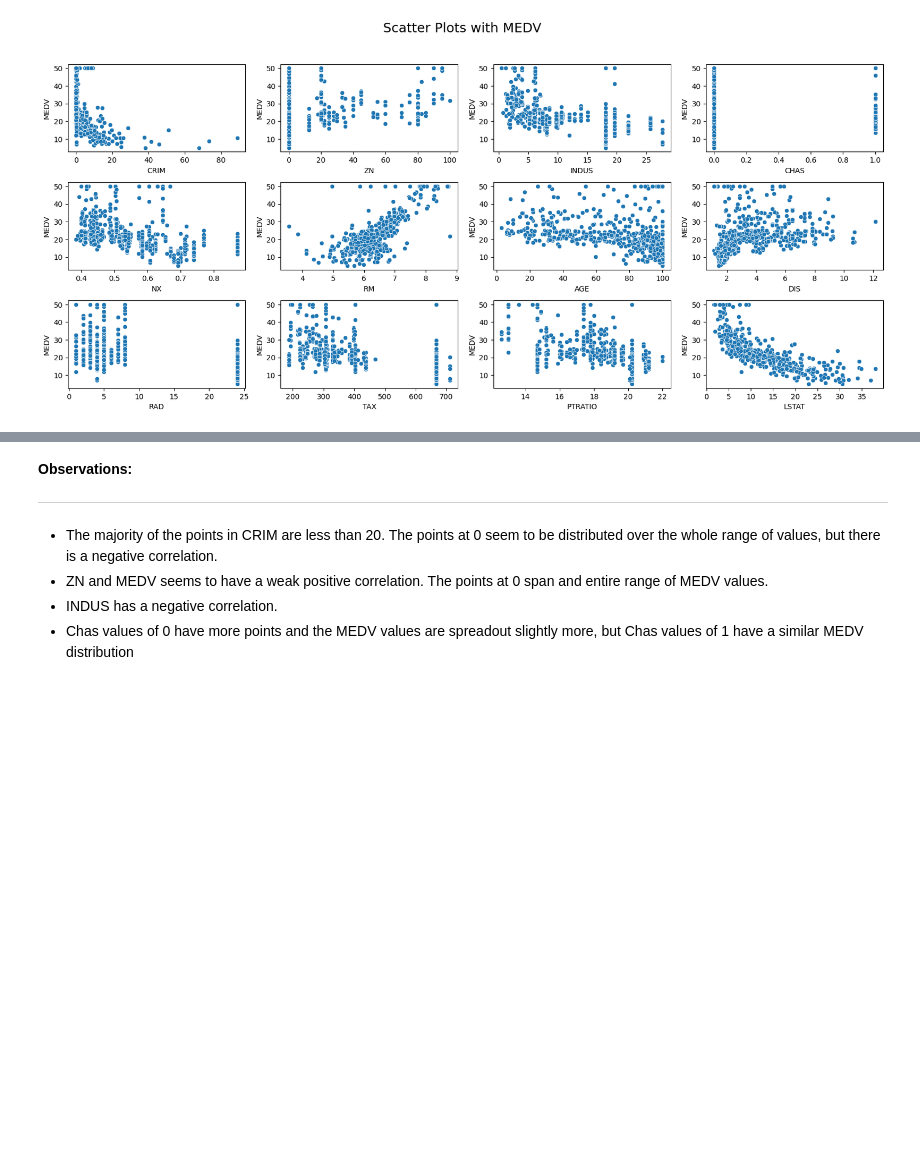
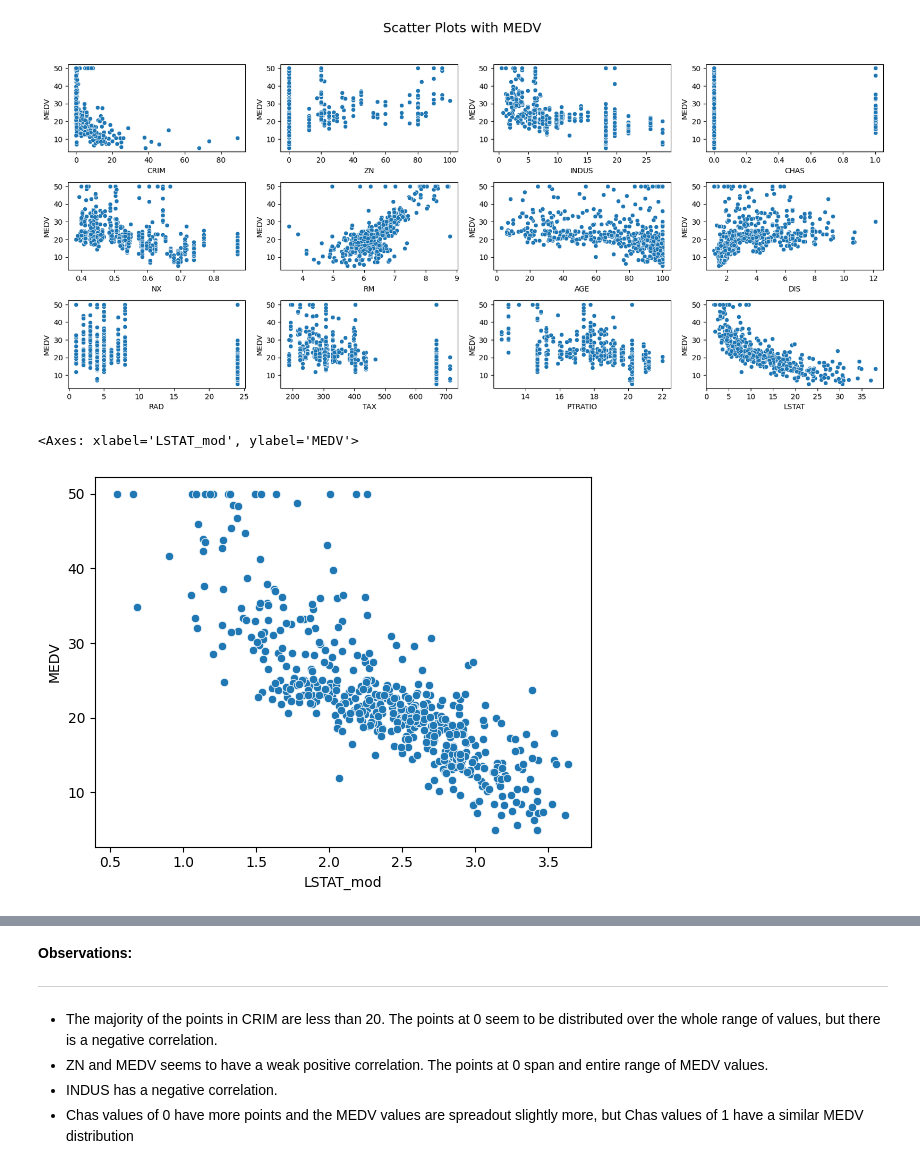
Before and after one commit to Math-Wise/Portfolio, a Jupyter notebook: PredictHousingPriceWithMLR.ipynb, the cells around one changed output, grey strips where cells are left out. Cells and saved outputs as stored; diff of their text form; code cells hidden in the pictures; blank space fills up the shorter version.

```diff
--- a/PredictHousingPriceWithMLR.ipynb
+++ b/PredictHousingPriceWithMLR.ipynb
@@ -176,3 +176,9 @@ sns.scatterplot(data = df, x = 'LSTAT',   y = 'MEDV', ax = axs_scat[2,3])
 fig_scat.suptitle('Scatter Plots with MEDV', fontsize = 18);
 # %% [output]
 [figure]
+# %%
+df['LSTAT_mod'] = np.log(df.LSTAT)
+sns.scatterplot(data = df, x = 'LSTAT_mod', y = 'MEDV')
+# %% [output]
+<Axes: xlabel='LSTAT_mod', ylabel='MEDV'>
+[figure, added]
```
Also changed, not shown: parts of 10 cells of this notebook.
